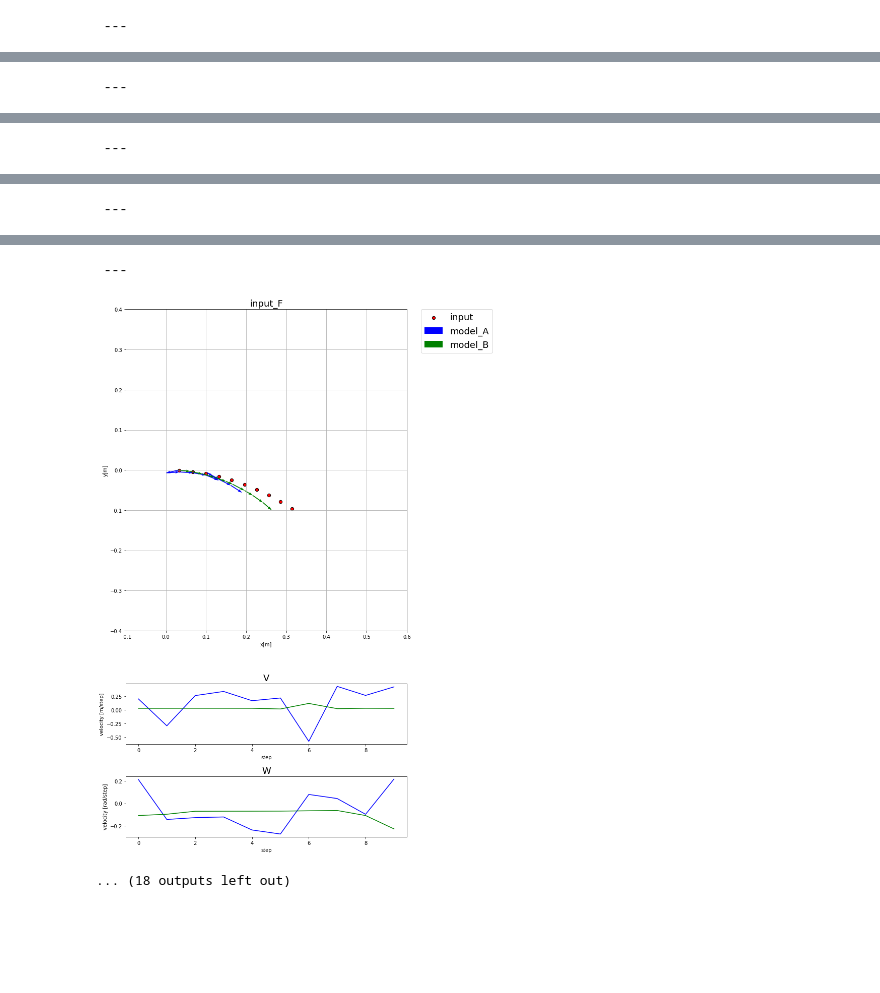
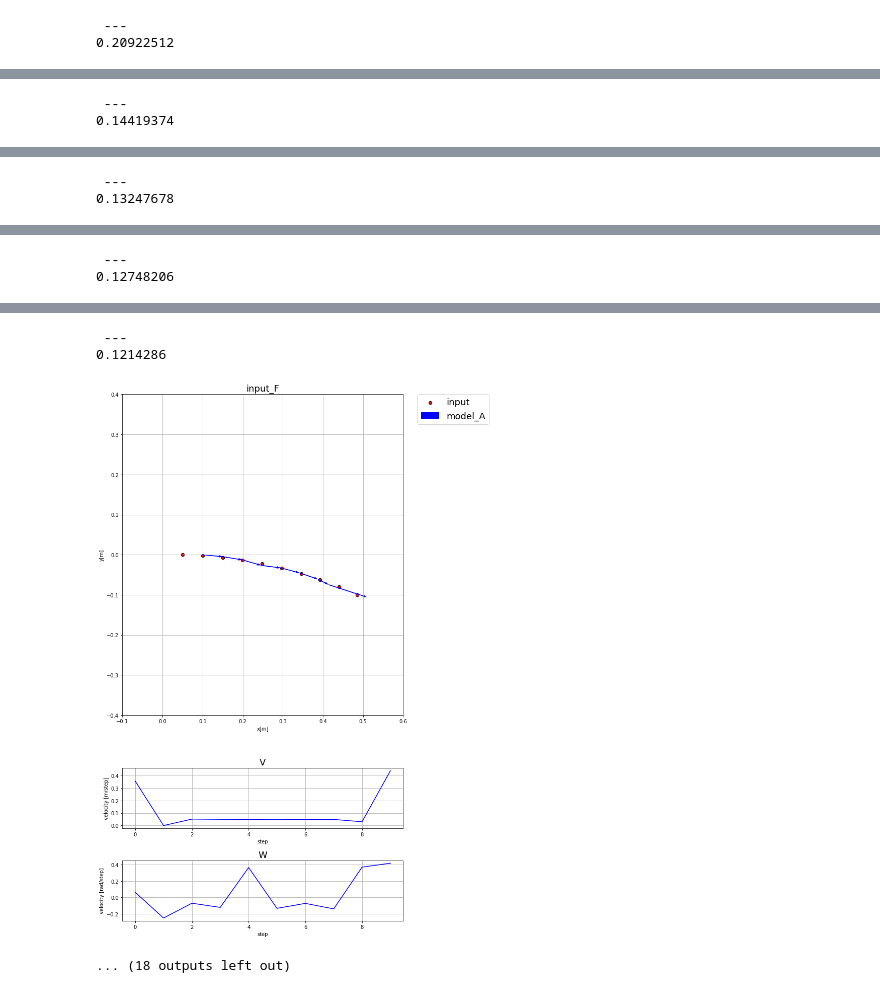
Before and after one commit to yotaseki/ROS-Cart, a Jupyter notebook: script/Test.ipynb, the cells around one changed output, grey strips where cells are left out. Drawn from its saved outputs; the diff is of its cells as text; code cells hidden in the pictures; blank space fills up the shorter version.

Commit message:
train clip data

```diff
--- a/script/Test.ipynb
+++ b/script/Test.ipynb
@@ -142,0 +107,24 @@ DATA_RAD_PER_STEP  : 0.20943951023931953
+# %%
+# dataset
+DATA_SIZE = 5000
+DATA_NUM_WAYPOINTS = 10
+DATA_NUM_STEP = DATA_NUM_WAYPOINTS
+DATA_V_STEP = 0.5 / DATA_NUM_WAYPOINTS # [m/step]
+DATA_W_STEP = xp.pi * 0.5 / DATA_NUM_WAYPOINTS # [rad/step]
+DATA_MAX_V_STEP = 1.0 / DATA_NUM_WAYPOINTS # [m/step]
+DATA_MAX_W_STEP = xp.pi * 0.5 / DATA_NUM_WAYPOINTS # [rad/step]
+DATA_RANGE_TRANSLATE = 0 # 経路を直進方向にずらす
+DATA_RANGE_ROTATE = 0 # 経路を回転方向にずらす
+
+params = []
+params.append('DATA_SIZE            :'+str(DATA_SIZE))
+params.append('DATA_NUM_WAYPOINTS   :'+str(DATA_NUM_WAYPOINTS))
+params.append('DATA_NUM_STEP        :'+str(DATA_NUM_STEP))
+params.append('DATA_V_STEP          :'+str(DATA_V_STEP))
+params.append('DATA_MAX_V_STEP      :'+str(DATA_MAX_V_STEP))
+params.append('DATA_W_STEP          :'+str(DATA_W_STEP))
+params.append('DATA_MAX_W_STEP      :'+str(DATA_MAX_W_STEP))
+params.append('DATA_RANGE_TRANSLATE :'+str(DATA_RANGE_TRANSLATE))
+params.append('DATA_RANGE_ROTATE    :'+str(DATA_RANGE_ROTATE))
+for a in params:
+    print(a)
@@ -143,8 +141,7 @@ DATA_RAD_PER_STEP  : 0.20943951023931953
 # %%
 
 modelname = [
-    'Cart30mm10step_201910141922_5000data20ep/Cart30mm10step_201910141922_5000data20ep.model',
-    'Cart30mm10step_201910111630_5000data20ep/Cart30mm10step_201910111630_5000data20ep.model'
+    'Cart50mm10step_201910151726_5000data20ep/Cart50mm10step_201910151726_5000data20ep.model'
 ]
 
 modelcolors = [
@@ -174,8 +171,8 @@ def predict(model,x):
 def predict_clip(model,x):
     y = model(x)
     # clip
-    v_limit = DATA_M_PER_STEP
-    w_limit = DATA_RAD_PER_STEP
+    v_limit = DATA_MAX_V_STEP
+    w_limit = DATA_MAX_W_STEP
     v = F.expand_dims(F.transpose(F.clip(y[:,:,0],-v_limit,v_limit)),axis=0)
     w = F.expand_dims(F.transpose(F.clip(y[:,:,1],-w_limit,w_limit)),axis=0)
     # zero-padding
@@ -190,7 +187,7 @@ def predict_clip(model,x):
 # %%
 #rad = xp.linspace(-DATA_RAD_PER_STEP, DATA_RAD_PER_STEP, 73) # -36 ~ 36 m/step
 #rad = xp.linspace(-xp.deg2rad(5),xp.deg2rad(5), 15)
-rad = xp.linspace(-DATA_RAD_PER_STEP, DATA_RAD_PER_STEP, 15) # -36 ~ 36 m/step
+rad = xp.linspace(-DATA_W_STEP, DATA_W_STEP, 15) # -36 ~ 36 m/step
 panels = ['loss','v_1','w_1' ,'average_v','average_w']
 columns = ['model_'+chr(ord('A')+x) for x in range(len(modelname))]
 #columns = [x.split('/')[0] for x in modelname]
@@ -213,7 +210,9 @@ for i in range(len(rad)):
     plt.subplots_adjust(wspace=0, hspace=0.2)
     # fig = plt.figure(figsize=(10,10))
     # ax = fig.add_subplot(1,1,1)
-    x_test = data.generate_arc_path(DATA_NUM_STEP,rad[i],DATA_M_PER_STEP)
+    d = data.generate_arc_path(DATA_NUM_STEP,rad[i],DATA_V_STEP)
+    d = data.rotate_path(d,rad[i]*0.5)
+    x_test = d
     x = xp.ravel(x_test[:,0:2])
     x = Variable(xp.array([x],dtype=xp.float32))
     axes[0] = plot_path(axes[0],x_test,xlim=[-.1,.6],ylim=[-.4,.4],scatter=1)
@@ -247,7 +246,8 @@ for i in range(len(rad)):
     leg = columns.copy()
     leg.insert(0,'input')
     axes[0].legend(leg,bbox_to_anchor=(1.05, 1), loc='upper left', borderaxespad=0, fontsize=18)
-    #axes[0].grid()
+    axes[0].grid()
     axes[0].set_title(rows_name[i], fontsize=18)
+    print(loss.data)
     plt.show()
 # %% [output]
@@ -273 +273,2 @@ model_B = Cart30mm10step_201910111630_5000data20ep/Cart30mm10step_201910111630_5
  ---
+0.20922512
@@ -275 +276,2 @@ model_B = Cart30mm10step_201910111630_5000data20ep/Cart30mm10step_201910111630_5
  ---
+0.14419374
@@ -277 +279,2 @@ model_B = Cart30mm10step_201910111630_5000data20ep/Cart30mm10step_201910111630_5
  ---
+0.13247678
@@ -279 +282,2 @@ model_B = Cart30mm10step_201910111630_5000data20ep/Cart30mm10step_201910111630_5
  ---
+0.12748206
@@ -281,5 +285,6 @@ model_B = Cart30mm10step_201910111630_5000data20ep/Cart30mm10step_201910111630_5
  ---
+0.1214286
-[figure, old version]
+[figure, new version]
 ... (18 outputs left out)
 # %%
 loss_df = loss_df.astype(float)
```
Also changed, not shown: parts of 6 cells of this notebook, 1 other file.
